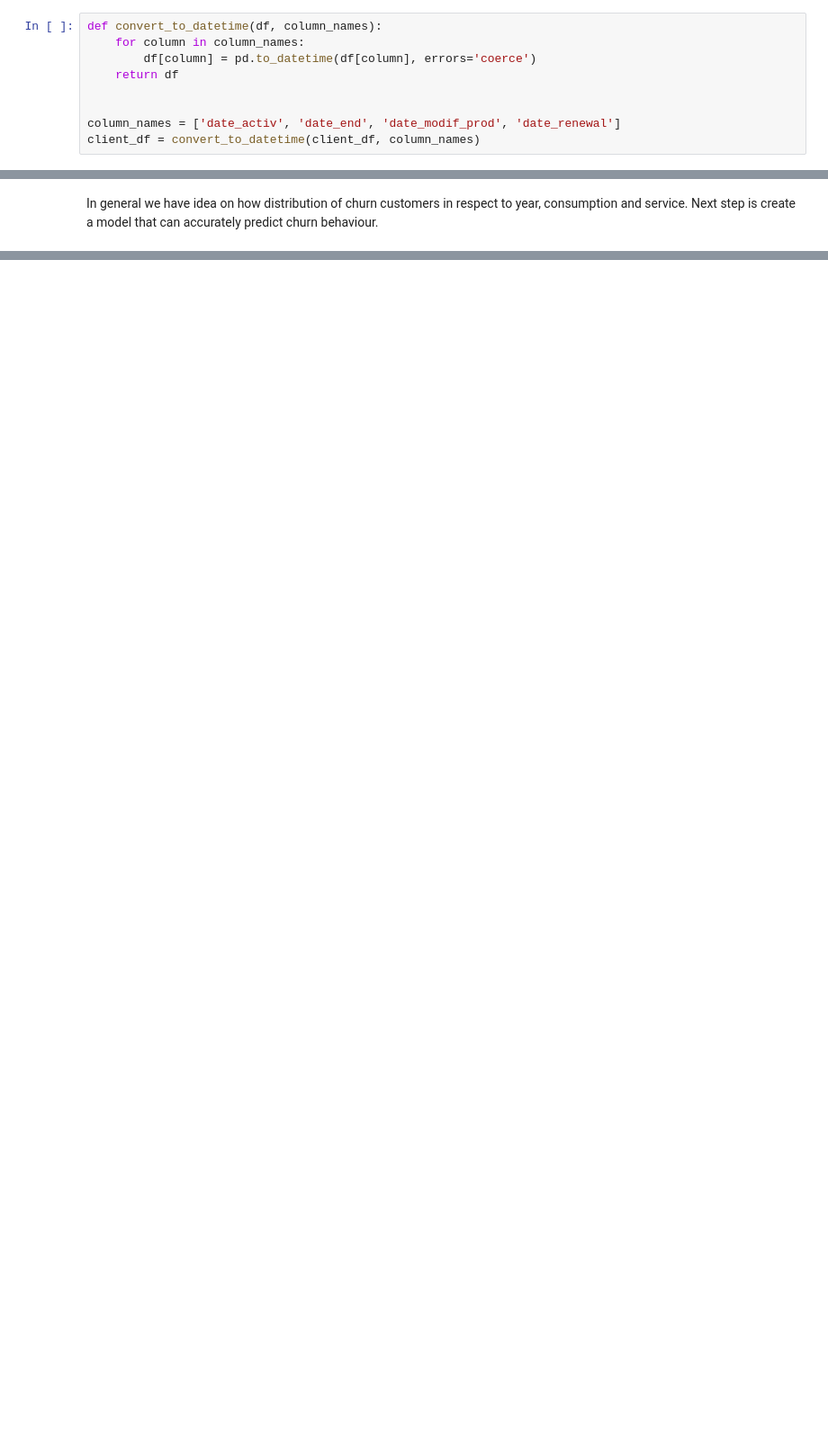
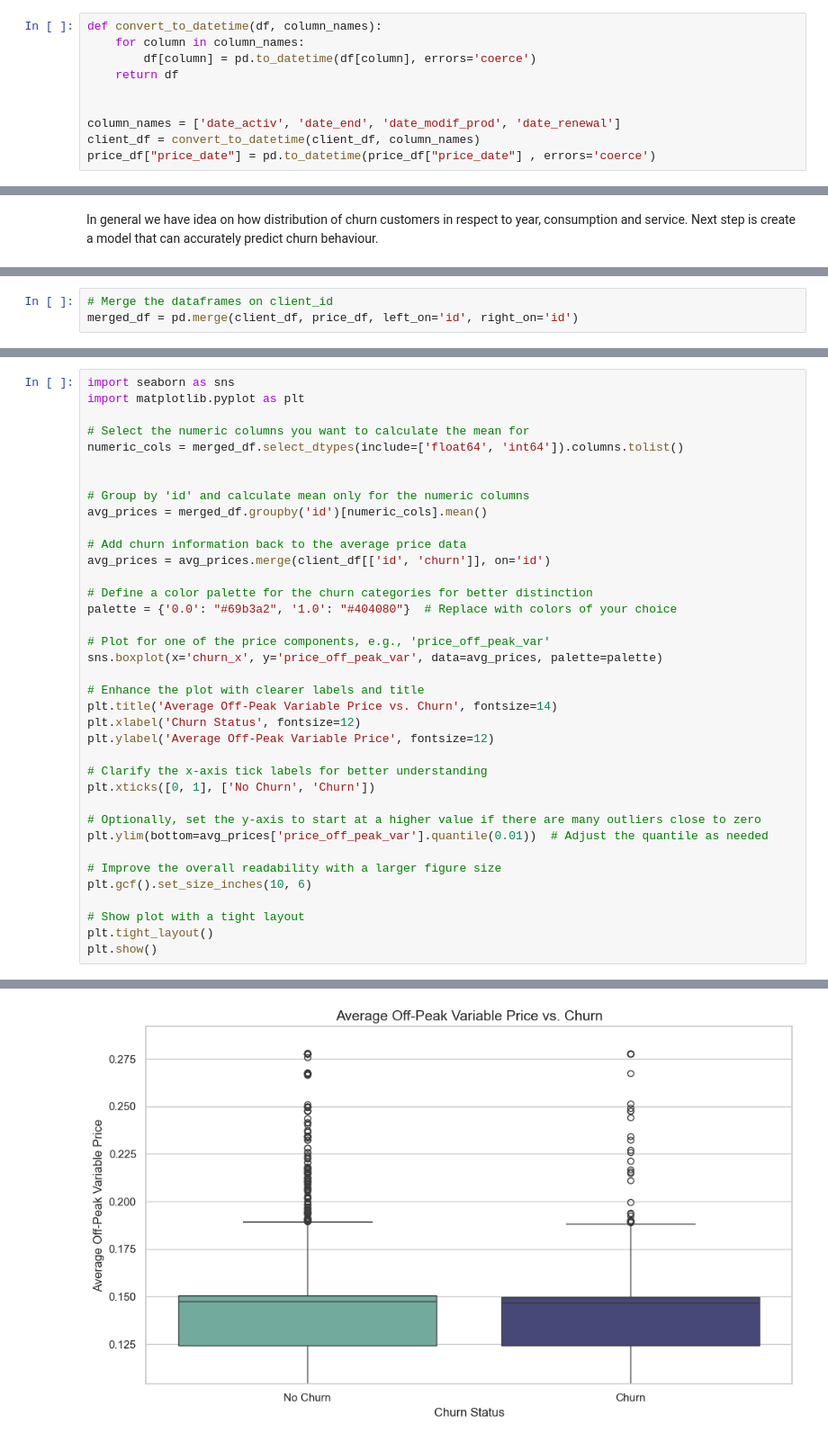
Before and after one commit to MetinUnlu/customer_churn, a Jupyter notebook: codes/eda_analysis.ipynb, the cells around one changed output, grey strips where cells are left out. Shown: that part at 90% size. Drawn from its saved outputs; the diff is of its cells as text; blank space fills up the shorter version.

Commit message:
EDA update, merged data, price graphs

```diff
--- a/codes/eda_analysis.ipynb
+++ b/codes/eda_analysis.ipynb
@@ -304,6 +304,7 @@ def convert_to_datetime(df, column_names):
 
 column_names = ['date_activ', 'date_end', 'date_modif_prod', 'date_renewal']
 client_df = convert_to_datetime(client_df, column_names)
+price_df["price_date"] = pd.to_datetime(price_df["price_date"] , errors='coerce')
 # %%
 client_df.date_activ.head()
 # %% [output]
@@ -527,0 +531,3 @@ In general we have idea on how distribution of churn customers in respect to yea
+# %%
+# Merge the dataframes on client_id
+merged_df = pd.merge(client_df, price_df, left_on='id', right_on='id')
@@ -527,0 +574,38 @@ In general we have idea on how distribution of churn customers in respect to yea
+# %%
+import seaborn as sns
+import matplotlib.pyplot as plt
+
+# Select the numeric columns you want to calculate the mean for
+numeric_cols = merged_df.select_dtypes(include=['float64', 'int64']).columns.tolist()
+
+
+# Group by 'id' and calculate mean only for the numeric columns
+avg_prices = merged_df.groupby('id')[numeric_cols].mean()
+
+# Add churn information back to the average price data
+avg_prices = avg_prices.merge(client_df[['id', 'churn']], on='id')
+
+# Define a color palette for the churn categories for better distinction
+palette = {'0.0': "#69b3a2", '1.0': "#404080"}  # Replace with colors of your choice
+
+# Plot for one of the price components, e.g., 'price_off_peak_var'
+sns.boxplot(x='churn_x', y='price_off_peak_var', data=avg_prices, palette=palette)
+
+# Enhance the plot with clearer labels and title
+plt.title('Average Off-Peak Variable Price vs. Churn', fontsize=14)
+plt.xlabel('Churn Status', fontsize=12)
+plt.ylabel('Average Off-Peak Variable Price', fontsize=12)
+
+# Clarify the x-axis tick labels for better understanding
+plt.xticks([0, 1], ['No Churn', 'Churn'])
+
+# Optionally, set the y-axis to start at a higher value if there are many outliers close to zero
+plt.ylim(bottom=avg_prices['price_off_peak_var'].quantile(0.01))  # Adjust the quantile as needed
+
+# Improve the overall readability with a larger figure size
+plt.gcf().set_size_inches(10, 6)
+
+# Show plot with a tight layout
+plt.tight_layout()
+plt.show()
+# %% [output]
@@ -527,0 +615 @@ In general we have idea on how distribution of churn customers in respect to yea
+[figure, added]
```
Also changed, not shown: parts of 7 cells of this notebook.
